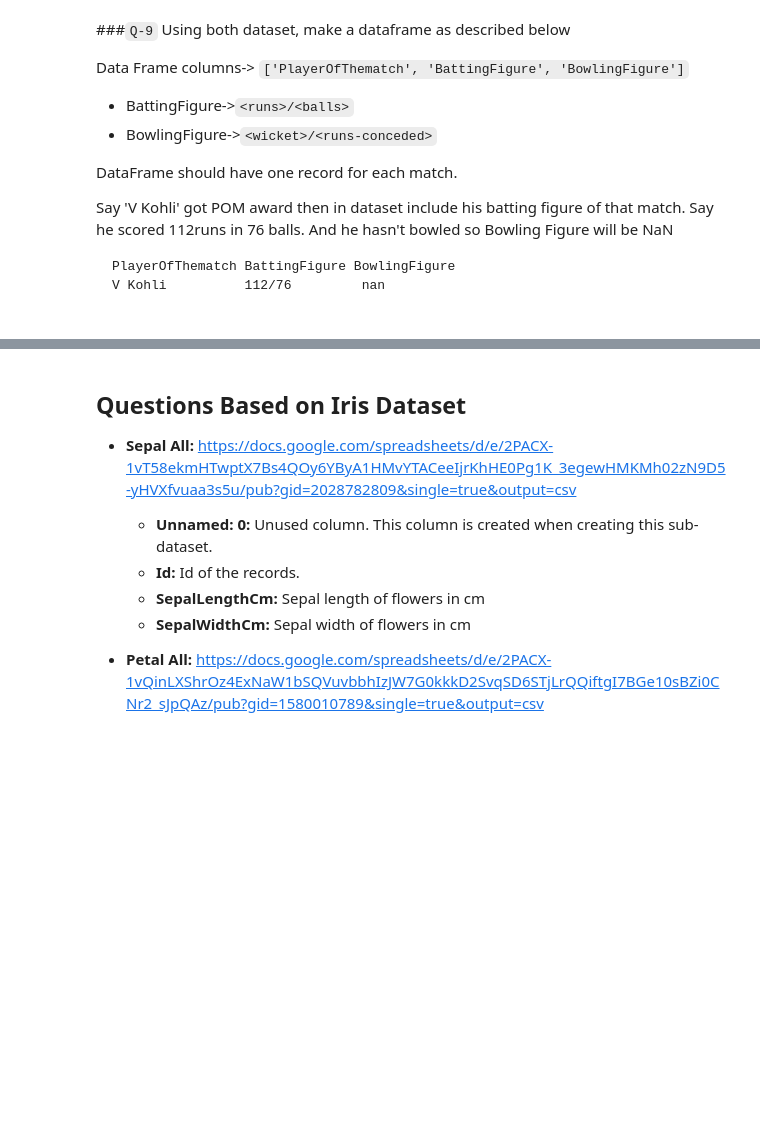
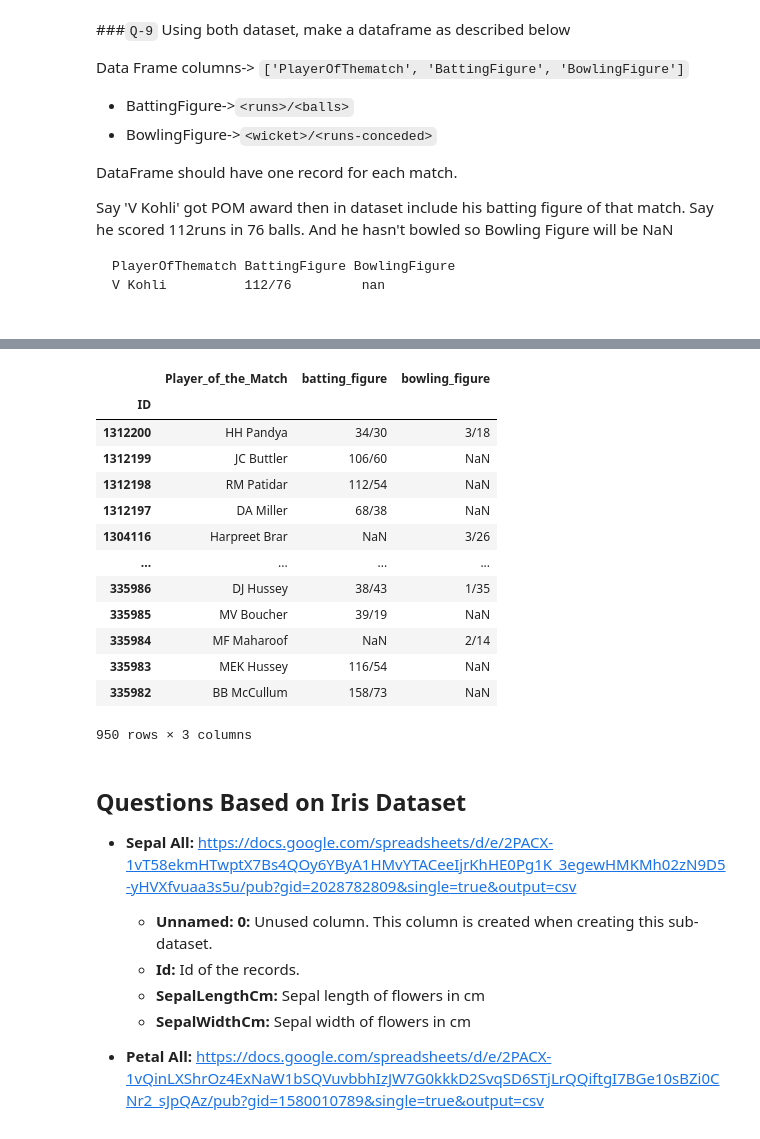
Before and after one commit to ushi-masuka/python-practice, a Jupyter notebook: day2001.ipynb, the cells around one changed output, grey strips where cells are left out. Saved outputs shown, nothing was run; the diff lists cells and outputs as text; code cells hidden in the pictures; blank space fills up the shorter version.

```diff
--- a/day2001.ipynb
+++ b/day2001.ipynb
@@ -436 +482,36 @@ ipl_merged=ipl_del.merge(ipl_matches,on="ID")
+# %%
+#to remove the warning
+pom_batting_df=ipl_merged[ipl_merged["batter"]==ipl_merged["Player_of_Match"]]
+pom_bowling_df=ipl_merged[ipl_merged["bowler"]==ipl_merged["Player_of_Match"]]
+pom=ipl_matches.drop_duplicates(subset="ID").set_index("ID")["Player_of_Match"].rename("Player_of_the_Match")
+
+pom_batting_group=pom_batting_df.groupby("ID")
+pom_bowling_group=pom_bowling_df.groupby("ID")
+
+total_runs=pom_batting_group["batsman_run"].sum()
+total_balls=(pom_batting_group.size()).sub((pom_batting_df[pom_batting_df['extra_type']=="wides"]).groupby("ID").size(),fill_value=0).astype(int)
+batting_figure=(total_runs.astype(str) + "/" + total_balls.astype(str)).rename("batting_figure")
+batting_figure
+
+total_wickets=pom_bowling_group["isWicketDelivery"].sum()
+total_runs_conceded=pom_bowling_group["total_run"].sum()
+bowling_figure=(total_wickets.astype(str) + "/" + total_runs_conceded.astype(str)).rename("bowling_figure")
+
+out_df=pd.concat([pom,batting_figure,bowling_figure],axis=1)
+out_df
+# %% [output]
+|  | Player_of_the_Match | batting_figure | bowling_figure |
+| ID |  |  |  |
+| 1312200 | HH Pandya | 34/30 | 3/18 |
+| 1312199 | JC Buttler | 106/60 | NaN |
+| 1312198 | RM Patidar | 112/54 | NaN |
+| 1312197 | DA Miller | 68/38 | NaN |
+| 1304116 | Harpreet Brar | NaN | 3/26 |
+| ... | ... | ... | ... |
+| 335986 | DJ Hussey | 38/43 | 1/35 |
+| 335985 | MV Boucher | 39/19 | NaN |
+| 335984 | MF Maharoof | NaN | 2/14 |
+| 335983 | MEK Hussey | 116/54 | NaN |
+| 335982 | BB McCullum | 158/73 | NaN |
+950 rows × 3 columns
 # %%
```
Also changed, not shown: parts of 12 cells of this notebook.
